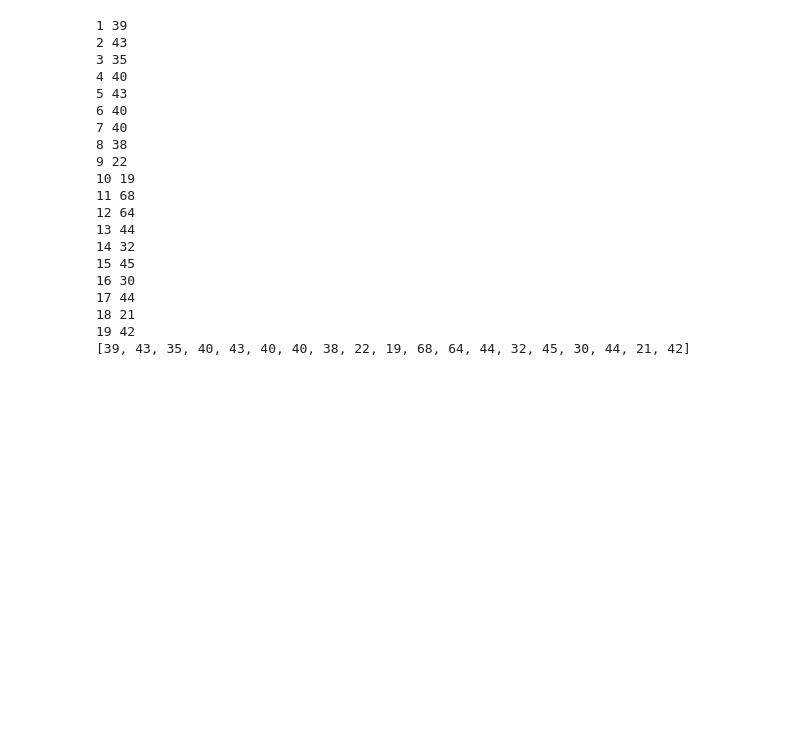
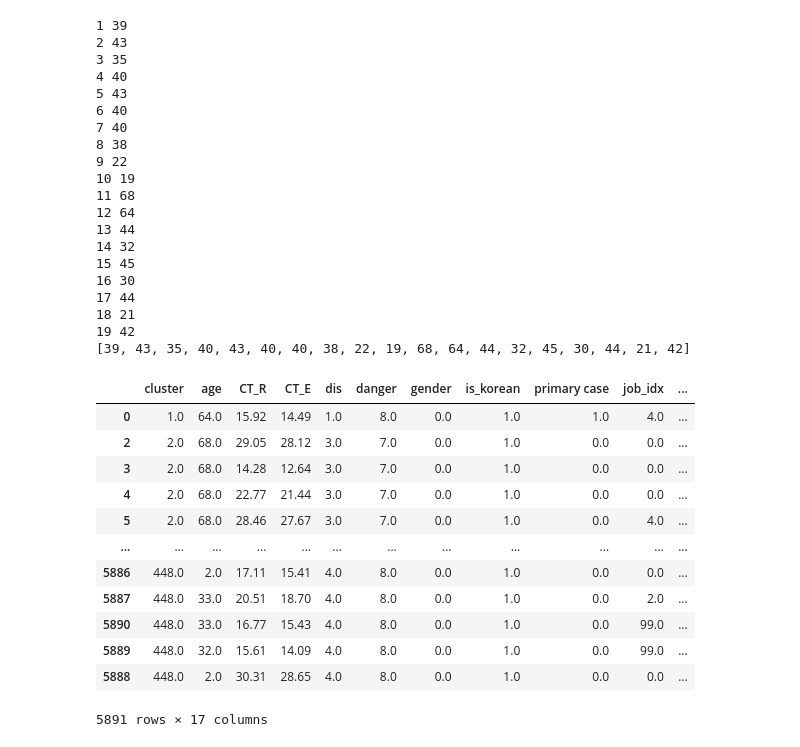
Before and after one commit to bubble3jh/cluster-regression, a Jupyter notebook: data/data_mod.ipynb, the cells around one changed output. Cells and saved outputs as stored; diff of their text form; code cells hidden in the pictures; blank space fills up the shorter version.

```diff
--- a/data/data_mod.ipynb
+++ b/data/data_mod.ipynb
@@ -565,3 +564,33 @@ for i in range(1,20):
         pass
 
 df.to_csv("집단사례보고_0404_연령.csv",mode="w",encoding='euc-kr',index=False)
+# %%
+data = pd.read_csv("/data1/bubble3jh/Med-cluster-ai/data/data_final_mod.csv",encoding='euc-kr' )
+data=data[['cluster', 'age', 'CT_R', 'CT_E', 'dis', 'danger','gender', 'is_korean', 'primary case',
+                   'job_idx', 'rep_idx', 'place_idx', 'add_idx', 'diff_days','y']]
+data = data.sort_values(by=['cluster', 'diff_days'], ascending=[True, True])
+min_diff_days = data.groupby('cluster')['diff_days'].min()
+data['diff_days'] = data.apply(lambda row: row['diff_days'] - min_diff_days[row['cluster']], axis=1)
+grouped = data.groupby('cluster')['diff_days'].max()
+data['d'] = data.apply(lambda row: grouped[row['cluster']] - row['diff_days'], axis=1)
+for _, group_data in data.groupby('cluster'):
+    for index, row in group_data.iterrows():
+        group_data.loc[index, 'y'] = group_data[group_data['diff_days'] > row['diff_days']].shape[0]
+    data.update(group_data)
+data['cut_date'] = data['cluster'].map(lambda x: grouped[x] + 1)
+data.to_csv("data_task.csv",mode="w",encoding='euc-kr',index=False)
+data
+# %% [output]
+|  | cluster | age | CT_R | CT_E | dis | danger | gender | is_korean | primary case | job_idx | ... |
+| 0 | 1.0 | 64.0 | 15.92 | 14.49 | 1.0 | 8.0 | 0.0 | 1.0 | 1.0 | 4.0 | ... |
+| 2 | 2.0 | 68.0 | 29.05 | 28.12 | 3.0 | 7.0 | 0.0 | 1.0 | 0.0 | 0.0 | ... |
+| 3 | 2.0 | 68.0 | 14.28 | 12.64 | 3.0 | 7.0 | 0.0 | 1.0 | 0.0 | 0.0 | ... |
+| 4 | 2.0 | 68.0 | 22.77 | 21.44 | 3.0 | 7.0 | 0.0 | 1.0 | 0.0 | 0.0 | ... |
+| 5 | 2.0 | 68.0 | 28.46 | 27.67 | 3.0 | 7.0 | 0.0 | 1.0 | 0.0 | 4.0 | ... |
+| ... | ... | ... | ... | ... | ... | ... | ... | ... | ... | ... | ... |
+| 5886 | 448.0 | 2.0 | 17.11 | 15.41 | 4.0 | 8.0 | 0.0 | 1.0 | 0.0 | 0.0 | ... |
+| 5887 | 448.0 | 33.0 | 20.51 | 18.70 | 4.0 | 8.0 | 0.0 | 1.0 | 0.0 | 2.0 | ... |
+| 5890 | 448.0 | 33.0 | 16.77 | 15.43 | 4.0 | 8.0 | 0.0 | 1.0 | 0.0 | 99.0 | ... |
+| 5889 | 448.0 | 32.0 | 15.61 | 14.09 | 4.0 | 8.0 | 0.0 | 1.0 | 0.0 | 99.0 | ... |
+| 5888 | 448.0 | 2.0 | 30.31 | 28.65 | 4.0 | 8.0 | 0.0 | 1.0 | 0.0 | 0.0 | ... |
+5891 rows × 17 columns
```
Also changed, not shown: parts of 3 cells of this notebook, 14 other files.
